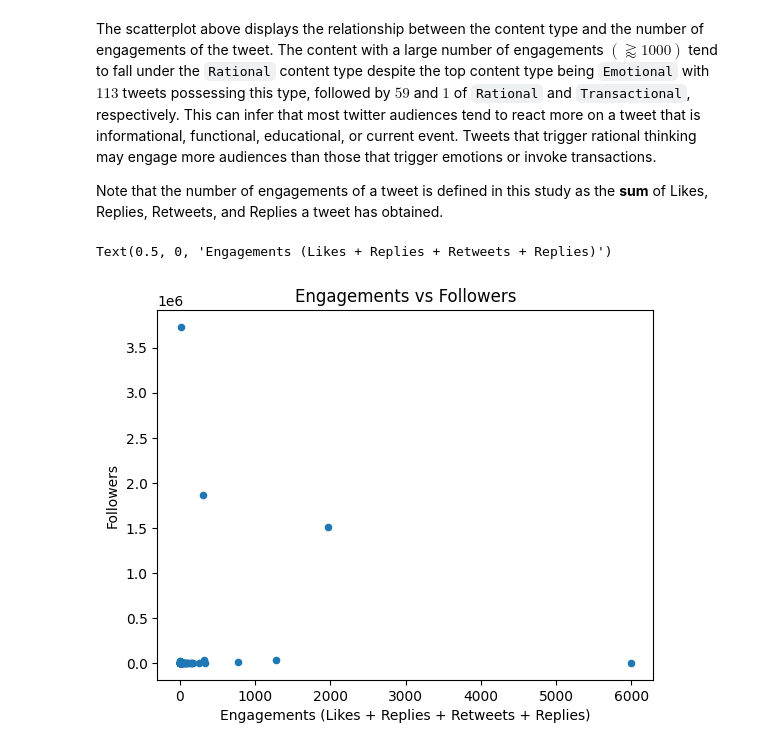
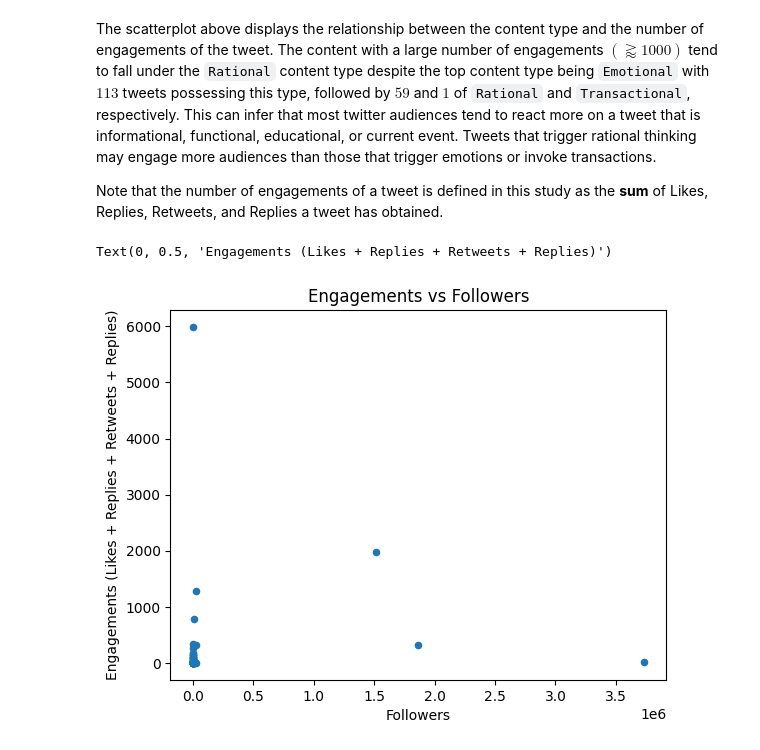
Before and after one commit to ShiroeLH/CS-132-PH-Twitter-Mis-Disinformation-Analysis, a Jupyter notebook: analysis/analysis.ipynb, the cells around one changed output. Drawn from its saved outputs; the diff is of its cells as text; code cells hidden in the pictures.

```diff
--- a/analysis/analysis.ipynb
+++ b/analysis/analysis.ipynb
@@ -614,7 +653,7 @@ emoji_cloud.generate(" ".join(["{} ".format(e) * number for e, number in top_twe
 ## Tweet Engagements
 # %%
 # Add a new dataframe column called "Engagements"
-engagements = df_clean.Likes + df_clean.Replies + df_clean.Retweets + df_clean.Replies
+engagements = df_clean.Likes + df_clean.Replies + df_clean.Retweets
 df_clean["Engagements"] = engagements
 
 df_by_engagements = df_clean[["Tweet", "Engagements"]].sort_values(by=["Engagements"], ascending=False)
@@ -827,16 +866,16 @@ The scatterplot above displays the relationship between the content type and the
 # %%
 df_foll_eng = pd.DataFrame(
     {'Followers': df_clean["Followers"],
      'Engagements': df_clean["Engagements"]
     })
 
 
-plot_foll_eng = df_foll_eng.plot.scatter(x='Engagements', y='Followers')
+plot_foll_eng = df_foll_eng.plot.scatter(x='Followers', y='Engagements')
 plot_foll_eng.set_title("Engagements vs Followers")
-plot_foll_eng.set_xlabel("Engagements (Likes + Replies + Retweets + Replies)")
+plot_foll_eng.set_ylabel("Engagements (Likes + Replies + Retweets + Replies)")
 # %% [output]
-Text(0.5, 0, 'Engagements (Likes + Replies + Retweets + Replies)')
+Text(0, 0.5, 'Engagements (Likes + Replies + Retweets + Replies)')
-[figure, old version]
+[figure, new version]
 # %%
 df_heat_map = pd.DataFrame({
     'Likes' : df_clean['Likes'],
```
Also changed, not shown: parts of 11 cells of this notebook.
